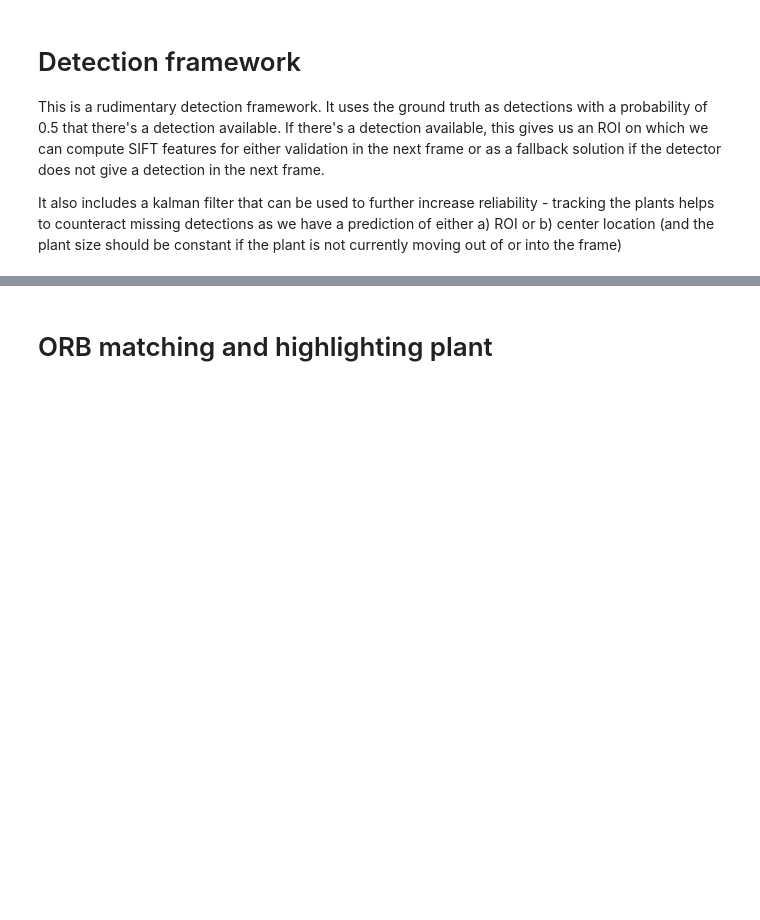
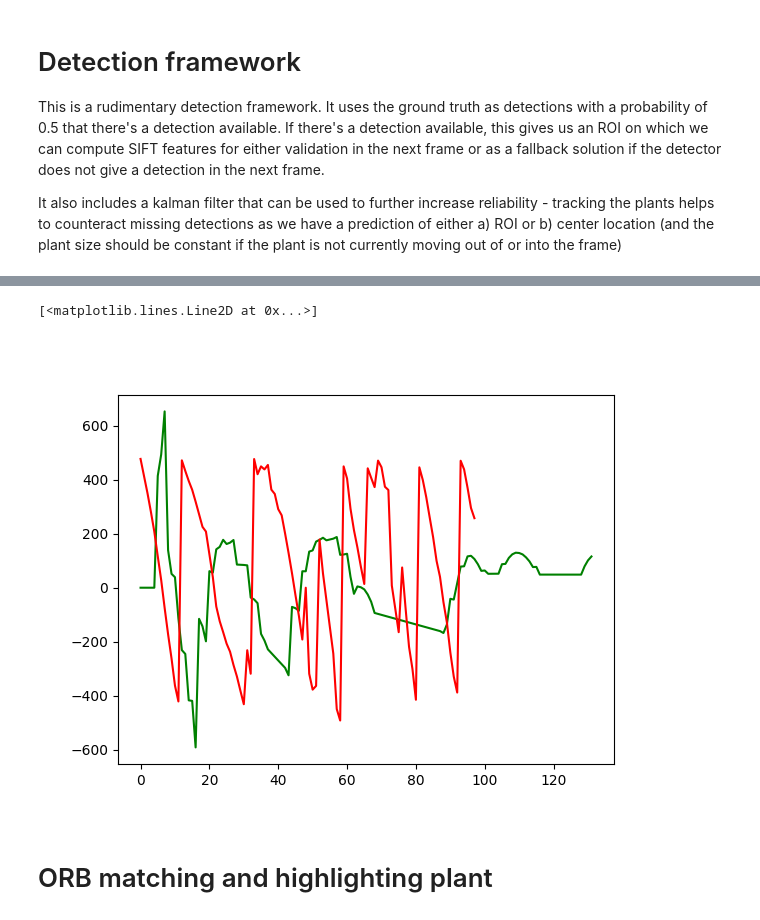
Before and after one commit to the-patpat/RumexWeeds, a Jupyter notebook: tools/notebooks/analyze_bbox_area_sequences.ipynb, the cells around one changed output, grey strips where cells are left out. Cells and saved outputs as stored; diff of their text form; code cells hidden in the pictures; blank space fills up the shorter version.

```diff
--- a/tools/notebooks/analyze_bbox_area_sequences.ipynb
+++ b/tools/notebooks/analyze_bbox_area_sequences.ipynb
@@ -302,3 +342,10 @@ SIFT Compute TIME 0      Frame processing time: 0.802039623260498        sift ra
+# %%
+plt.figure()
+plt.plot(kmf_traj[:, 1], 'g')
+plt.plot(box_traj[:, 1], 'r')
+# %% [output]
+[<matplotlib.lines.Line2D at 0x...>]
+[figure, added]
 # %% [markdown]
 # ORB matching and highlighting plant
 # %%
```
Also changed, not shown: parts of 6 cells of this notebook.
